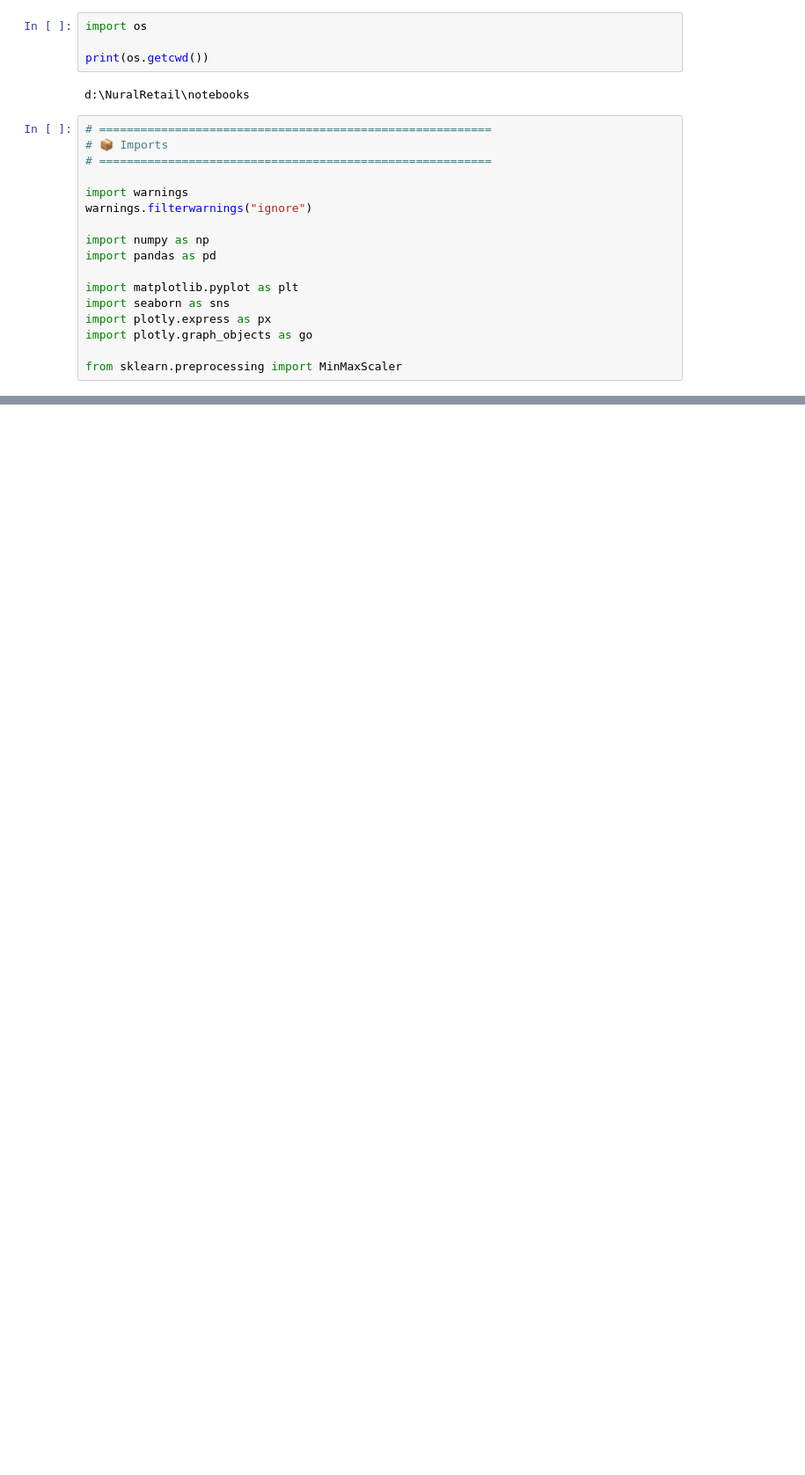
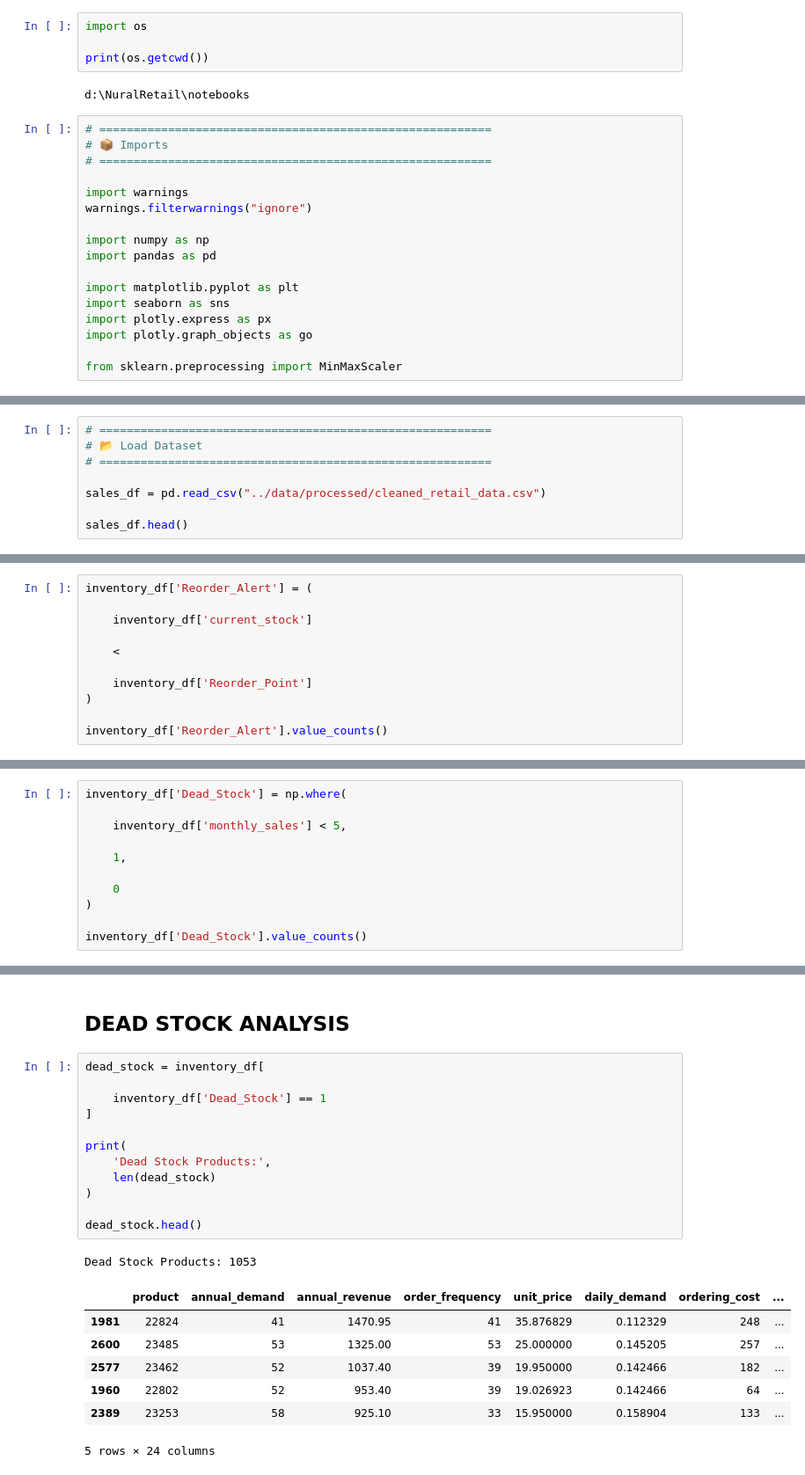
Before and after one commit to sagarmehra69/neuralretail-ai-sales-intelligence, a Jupyter notebook: notebooks/07_Inventory_Intelligence_System.ipynb, the cells around one changed output, grey strips where cells are left out. Shown at 88% size. Saved outputs shown, nothing was run; the diff lists cells and outputs as text; blank space fills up the shorter version.

```diff
--- a/notebooks/07_Inventory_Intelligence_System.ipynb
+++ b/notebooks/07_Inventory_Intelligence_System.ipynb
@@ -1000,0 +24,8 @@ Name: count, dtype: int64
+# %%
+# =========================================================
+# 📂 Load Dataset
+# =========================================================
+
+sales_df = pd.read_csv("../data/processed/cleaned_retail_data.csv")
+
+sales_df.head()
@@ -1000,0 +212,11 @@ Name: count, dtype: int64
+# %%
+inventory_df['Reorder_Alert'] = (
+
+    inventory_df['current_stock']
+
+    <
+
+    inventory_df['Reorder_Point']
+)
+
+inventory_df['Reorder_Alert'].value_counts()
@@ -1000,0 +354,11 @@ Name: count, dtype: int64
+# %%
+inventory_df['Dead_Stock'] = np.where(
+
+    inventory_df['monthly_sales'] < 5,
+
+    1,
+
+    0
+)
+
+inventory_df['Dead_Stock'].value_counts()
@@ -1000,0 +478,23 @@ Name: count, dtype: int64
+# %% [markdown]
+## DEAD STOCK ANALYSIS
+# %%
+dead_stock = inventory_df[
+
+    inventory_df['Dead_Stock'] == 1
+]
+
+print(
+    'Dead Stock Products:',
+    len(dead_stock)
+)
+
+dead_stock.head()
+# %% [output]
+Dead Stock Products: 1053
+|  | product | annual_demand | annual_revenue | order_frequency | unit_price | daily_demand | ordering_cost | ... |
+| 1981 | 22824 | 41 | 1470.95 | 41 | 35.876829 | 0.112329 | 248 | ... |
+| 2600 | 23485 | 53 | 1325.00 | 53 | 25.000000 | 0.145205 | 257 | ... |
+| 2577 | 23462 | 52 | 1037.40 | 39 | 19.950000 | 0.142466 | 182 | ... |
+| 1960 | 22802 | 52 | 953.40 | 39 | 19.026923 | 0.142466 | 64 | ... |
+| 2389 | 23253 | 58 | 925.10 | 33 | 15.950000 | 0.158904 | 133 | ... |
+5 rows × 24 columns
```
Also changed, not shown: parts of 78 cells of this notebook, 3 other files.
